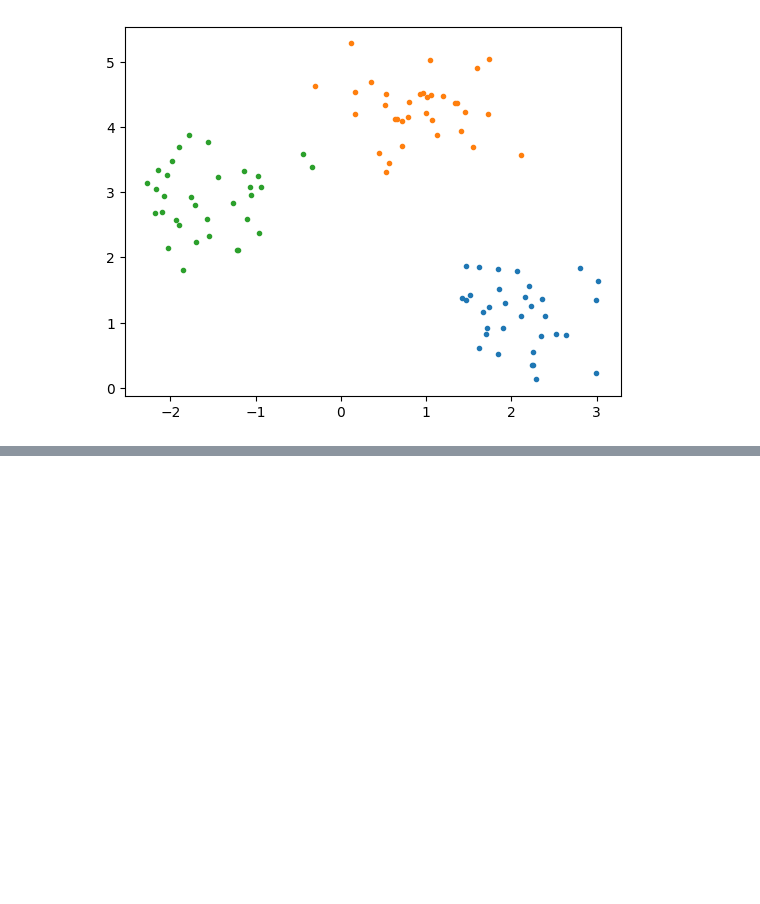
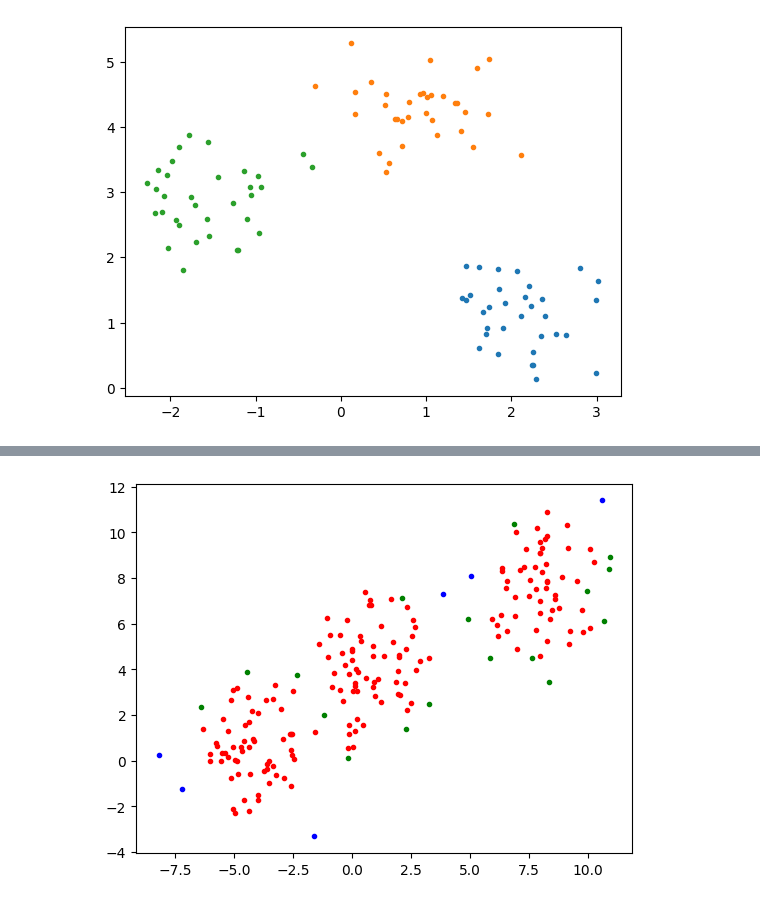
Before and after one commit to OVP2023/IprojectGeorge, a Jupyter notebook: pustovalov_lab_2_clustering.ipynb, the cells around one changed output, grey strips where cells are left out. Cells and saved outputs as stored; diff of their text form; code cells hidden in the pictures; blank space fills up the shorter version.

```diff
--- a/pustovalov_lab_2_clustering.ipynb
+++ b/pustovalov_lab_2_clustering.ipynb
@@ -371,0 +343,5 @@ expandCluster(P, NeighborPts, C, eps, MinPts) {
+# %%
+X2, y2 =make_blobs(n_samples=200,cluster_std=1.5, random_state=3)
+dbscan_points(X2,1.2,3)
+# %% [output]
+[figure, added]
```
Also changed, not shown: parts of 11 cells of this notebook.
